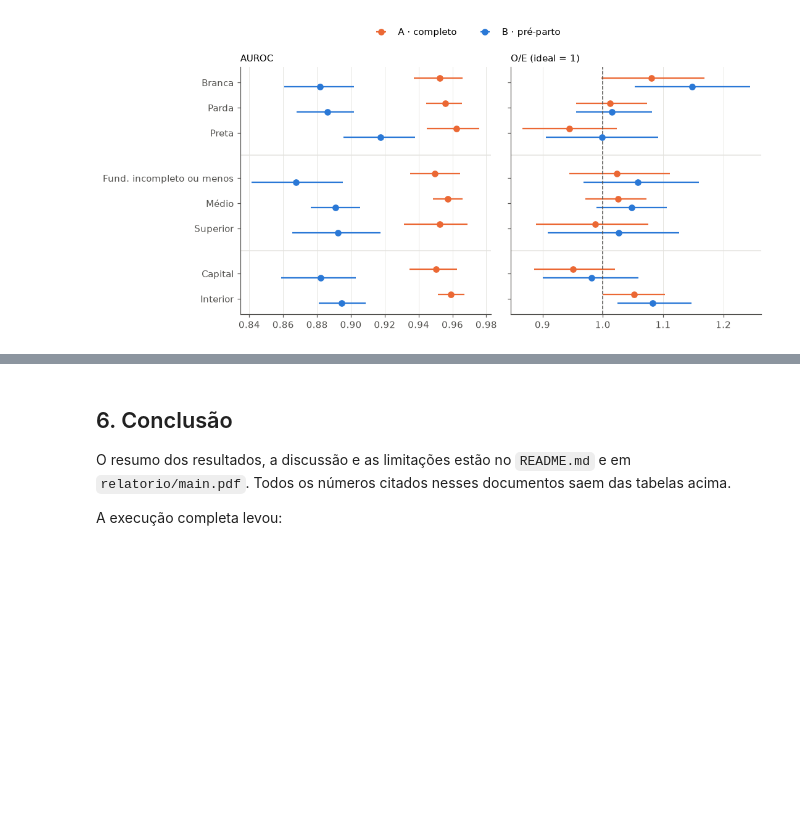
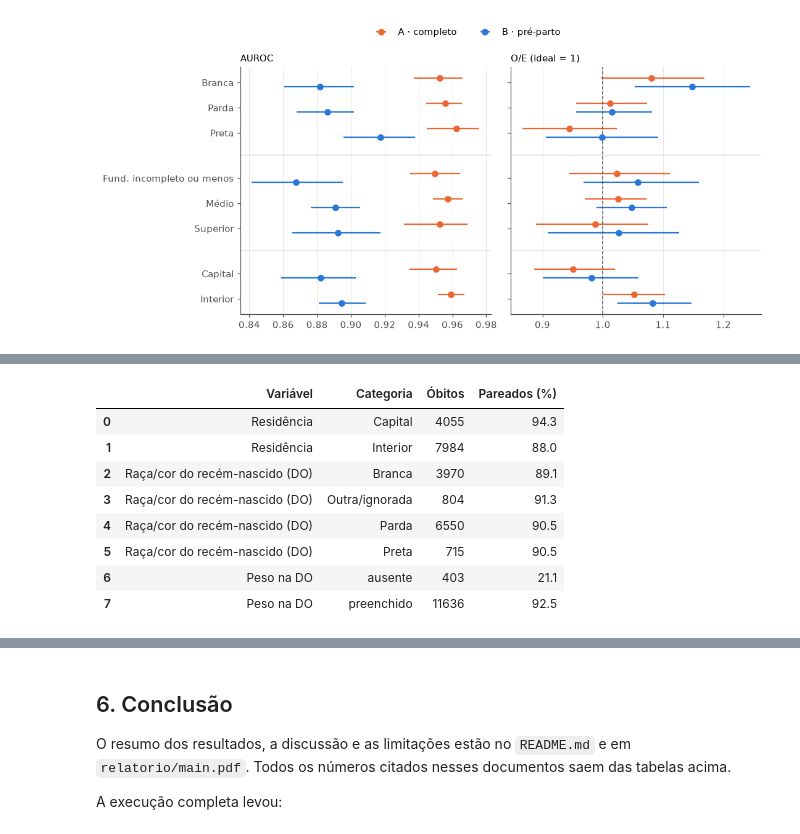
Before and after one commit to CledsonSilvaAraujo/mortalidade-neonatal-rj, a Jupyter notebook: notebook/mortalidade_neonatal_rj.ipynb, the cells around one changed output, grey strips where cells are left out. Cells and saved outputs as stored; diff of their text form; code cells hidden in the pictures; blank space fills up the shorter version.

```diff
--- a/notebook/mortalidade_neonatal_rj.ipynb
+++ b/notebook/mortalidade_neonatal_rj.ipynb
@@ -576,0 +608,5 @@ sens.round(3)
+# %%
+vl = C["vies_linkage"]
+vl["perfil"].to_csv(FIG / "vies_linkage_perfil.csv")
+vl["por_subgrupo"].to_csv(FIG / "vies_linkage_subgrupos.csv", index=False)
+vl["perfil"].round(1)
@@ -576,0 +626,12 @@ sens.round(3)
+# %%
+vl["por_subgrupo"].round(1)
+# %% [output]
+|  | Variável | Categoria | Óbitos | Pareados (%) |
+| 0 | Residência | Capital | 4055 | 94.3 |
+| 1 | Residência | Interior | 7984 | 88.0 |
+| 2 | Raça/cor do recém-nascido (DO) | Branca | 3970 | 89.1 |
+| 3 | Raça/cor do recém-nascido (DO) | Outra/ignorada | 804 | 91.3 |
+| 4 | Raça/cor do recém-nascido (DO) | Parda | 6550 | 90.5 |
+| 5 | Raça/cor do recém-nascido (DO) | Preta | 715 | 90.5 |
+| 6 | Peso na DO | ausente | 403 | 21.1 |
+| 7 | Peso na DO | preenchido | 11636 | 92.5 |
```
Also changed, not shown: parts of 15 cells of this notebook, 23 other files.
